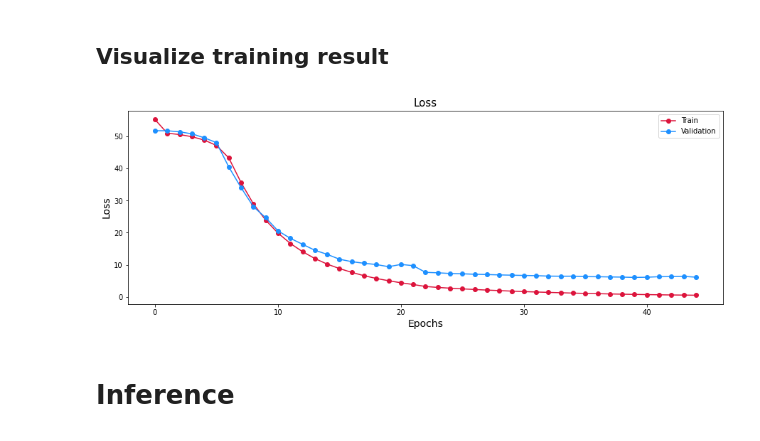
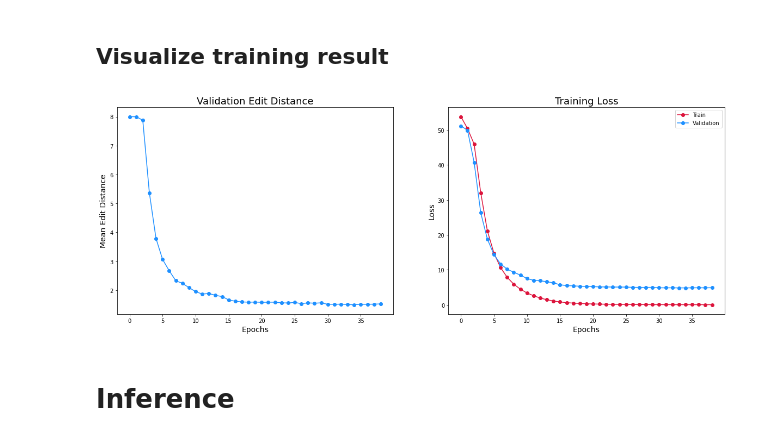
Before and after one commit to ds4v/NomNaOCR, a Jupyter notebook: Text recognition/CRNN/CRNN.ipynb, the cells around one changed output. Cells and saved outputs as stored; diff of their text form; code cells hidden in the pictures.

```diff
--- a/Text recognition/CRNN/CRNN.ipynb
+++ b/Text recognition/CRNN/CRNN.ipynb
@@ -320,11 +357,11 @@ config = {
     'conv_blocks': {
         'bl1': [2, 64],  # block 1 with 2 "conv2D_bn" layers,  64 filters for each
         'bl2': [2, 128], # block 2 with 2 "conv2D_bn" layers, 128 filters for each
-        'bl3': [4, 256]  # block 3 with 4 "conv2D_bn" layers, 256 filters for each
+        'bl3': [2, 256], # block 3 with 2 "conv2D_bn" layers, 256 filters for each
     },
-    'rnn_deep_num': 2 # Number of Bidirectional RNN layers
+    'rnn_deep_num': 1 # Number of Bidirectional RNN layers
 }
-optimizer = Adam(learning_rate=1e-4)
-model, pred_model = build_model(config, optimizer, name='CRNN_OCR')
+optimizer = Adam(learning_rate=2e-4)
+model, prediction_model = build_model(config, optimizer, name='CRNN_OCR')
 model.summary()
 # %% [output]
@@ -350,11 +409,9 @@ ________________________________________________________________________________
 # %%
-from tensorflow.keras.callbacks import LearningRateScheduler, ReduceLROnPlateau
-
 # Keeps initial learning rate for first 3 epochs, decreases it exponentially after that.
 def scheduler(epoch, lr):
     if epoch < 2: return lr
-    return lr * tf.math.exp(-0.1)
+    return lr * tf.math.exp(-0.3)
 schedule_lr_callback = LearningRateScheduler(scheduler, verbose=1)
 
 # Reduce the learning rate once learning stagnates => new_lr = lr * factor.
-reduce_lr_callback = ReduceLROnPlateau(monitor='val_loss', patience=2, factor=0.5, verbose=1)
+reduce_lr_callback = ReduceLROnPlateau(monitor='val_loss', patience=2, factor=0.2, verbose=1)
@@ -382,16 +418,25 @@ class EditDistanceCallback(tf.keras.callbacks.Callback):
+# %%
+edit_distance_callback = EditDistanceCompute(prediction_model)
+early_stopping_callback = EarlyStopping(
+    monitor = 'val_loss',
+    patience = 5, # Stop if no improvement after 5 epochs
+    min_delta = 0.0001, # The val_loss should at least improve 0.0001
+    restore_best_weights = True,
+    verbose = 1
+)
 # %% [markdown]
 ## `Model.fit` the CRNN
 # %%
-%%timeit
 history = model.fit(
     train_tf_dataset,
     validation_data = valid_tf_dataset,
     epochs = 100,
     callbacks = [
-        # schedule_lr_callback,
+#         checkpoint_callback,
+#         schedule_lr_callback,
         reduce_lr_callback,
+        edit_distance_callback,
         early_stopping_callback,
-        EditDistanceCallback(pred_model),
     ],
     verbose = 1
 )
@@ -417,17 +462,26 @@ Epoch 00045: early stopping
 # %% [markdown]
 ## Visualize training result
 # %%
-fig = plt.figure(figsize=(15, 5))
+fig = plt.figure(figsize=(20, 7))
+
+plt.subplot(1, 2, 1)
+plt.plot(edit_distance_callback.logs, linestyle='solid', marker='o', color='dodgerblue')
+plt.xlabel('Epochs', fontsize = 14)
+plt.ylabel('Mean Edit Distance',fontsize=14)
+plt.title('Validation Edit Distance', fontsize=18)
+
+plt.subplot(1, 2, 2)
 plt.plot(history.history['loss'], linestyle='solid', marker='o', color='crimson', label='Train')
 plt.plot(history.history['val_loss'], linestyle='solid', marker='o', color='dodgerblue', label='Validation')
 plt.xlabel('Epochs', fontsize = 14)
 plt.ylabel('Loss',fontsize=14)
-plt.title('Loss', fontsize=15)
+plt.title('Training Loss', fontsize=18)
 plt.legend(loc='best')
+
 fig.savefig('crnn_history.png', bbox_inches='tight')
 plt.show()
 # %% [output]
-[figure, old version]
+[figure, new version]
 # %% [markdown]
 # Inference
 # %%
```
Also changed, not shown: parts of 20 cells of this notebook, 1 other file.
